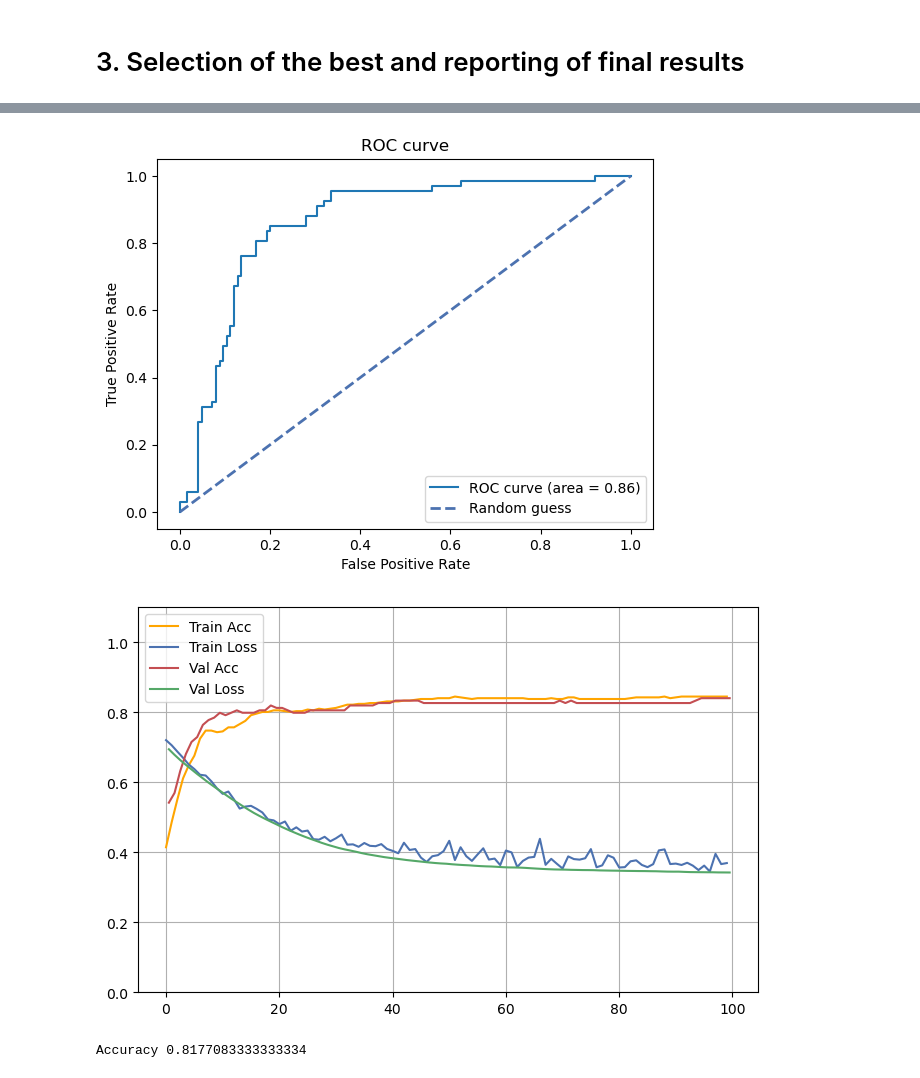
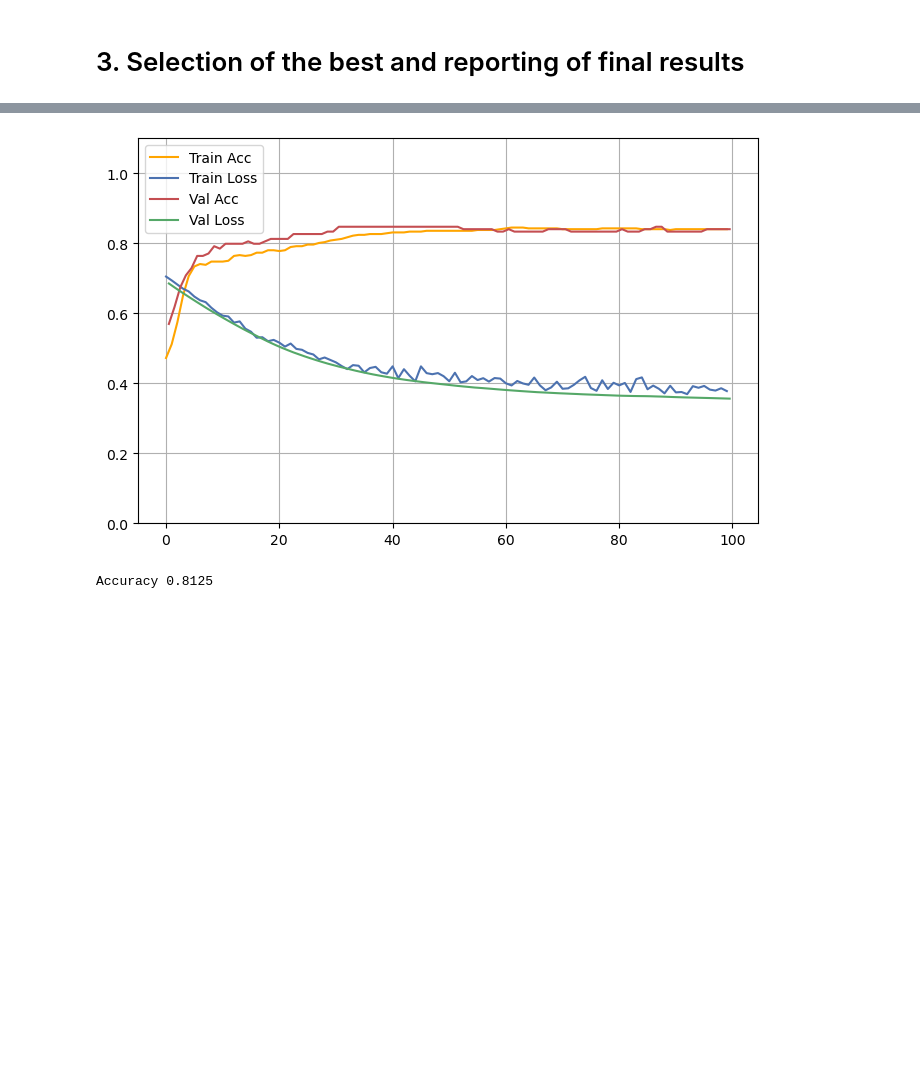
Before and after one commit to anhdo1896/Deep_learning_fundementals_Ass1, a Jupyter notebook: assignment1.ipynb, the cells around one changed output, grey strips where cells are left out. Cells and saved outputs as stored; diff of their text form; code cells hidden in the pictures; blank space fills up the shorter version.

```diff
--- a/assignment1.ipynb
+++ b/assignment1.ipynb
@@ -372,7 +372,7 @@ trainset = dds(X_train,y_train)
 valset = dds(X_val,y_val)
 # %%
 class MLP(nn.Module):
-    def __init__(self, n_neurons=16):
+    def __init__(self, n_neurons=8):
         super().__init__()
         self.layer = nn.Linear(8, n_neurons)
         self.act = nn.ReLU()
@@ -540,7 +540,7 @@ Best: 0.835069 using {'batch_size': 60, 'max_epochs': 100, 'module__n_neurons':
 # %% [markdown]
 # 3. Selection of the best and reporting of final results
 # %%
-model, history = train(trainset, valset, epochs = 100, batch_size = 60, n_neurons = 16)
+model, history = train(trainset, valset, epochs = 100, batch_size = 100, n_neurons = 16)
 print("The best validation accurancy: ",np.max(history['val_accuracy']))
 plot_history(history,1.1)
 # %% [output]
@@ -564,12 +564,11 @@ The best validation accurancy:  0.8402777777777778
-[figure, old version]
+[figure, new version]
-[figure, removed]
 # %%
 y_pred = model(X_test)
 y_pred_binary = (y_pred >= 0.5).float()
 accuracy = accuracy_score(y_pred_binary, y_test)
 print(f"Accuracy {accuracy}")
 # %% [output]
-Accuracy 0.8177083333333334
+Accuracy 0.8125
 # %%
 from sklearn import metrics
 plt.rcParams.update(plt.rcParamsDefault)
```
Also changed, not shown: parts of 5 cells of this notebook.
